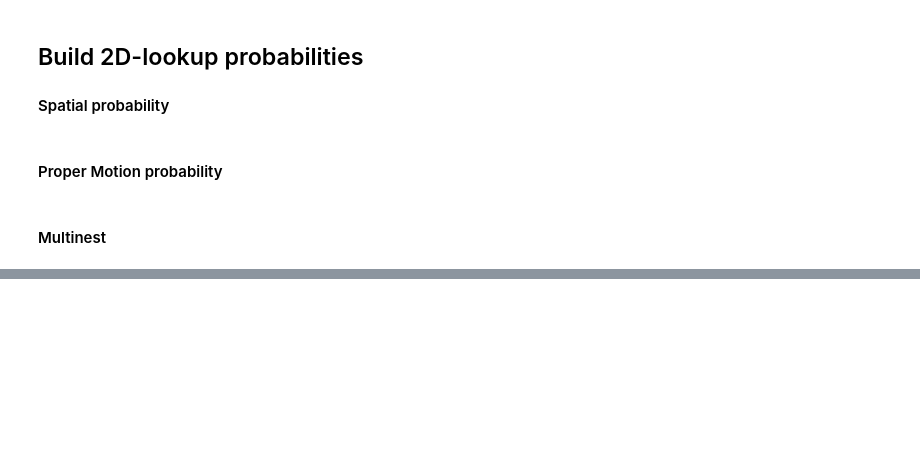
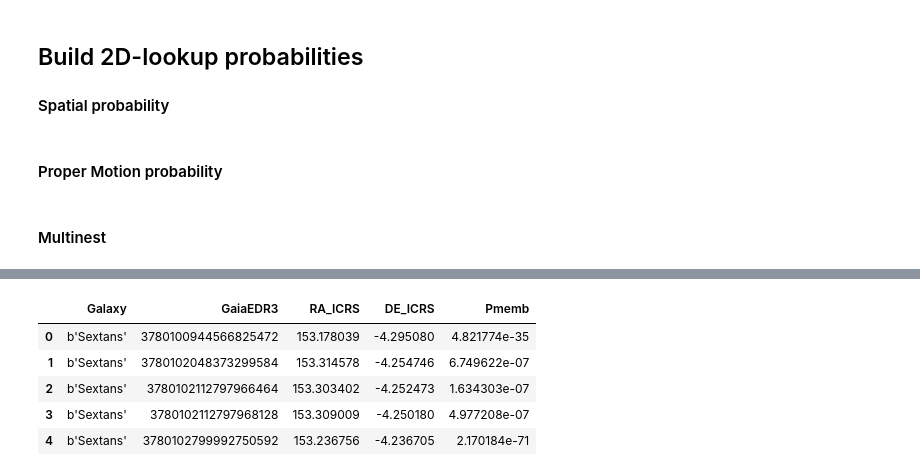
Before and after one commit to marcoboscato/Internship_Tenerife, a Jupyter notebook: Python Scripts/sextans_test.ipynb, the cells around one changed output, grey strips where cells are left out. Cells and saved outputs as stored; diff of their text form; code cells hidden in the pictures; blank space fills up the shorter version.

```diff
--- a/Python Scripts/sextans_test.ipynb
+++ b/Python Scripts/sextans_test.ipynb
@@ -1073,0 +1169,9 @@ ValueError: could not convert string '-0.139051069827342929-308' to float64 at r
+# %%
+vizier_pd.head()
+# %% [output]
+|  | Galaxy | GaiaEDR3 | RA_ICRS | DE_ICRS | Pmemb |
+| 0 | b'Sextans' | 3780100944566825472 | 153.178039 | -4.295080 | 4.821774e-35 |
+| 1 | b'Sextans' | 3780102048373299584 | 153.314578 | -4.254746 | 6.749622e-07 |
+| 2 | b'Sextans' | 3780102112797966464 | 153.303402 | -4.252473 | 1.634303e-07 |
+| 3 | b'Sextans' | 3780102112797968128 | 153.309009 | -4.250180 | 4.977208e-07 |
+| 4 | b'Sextans' | 3780102799992750592 | 153.236756 | -4.236705 | 2.170184e-71 |
```
Also changed, not shown: parts of 13 cells of this notebook, 20 other files.
